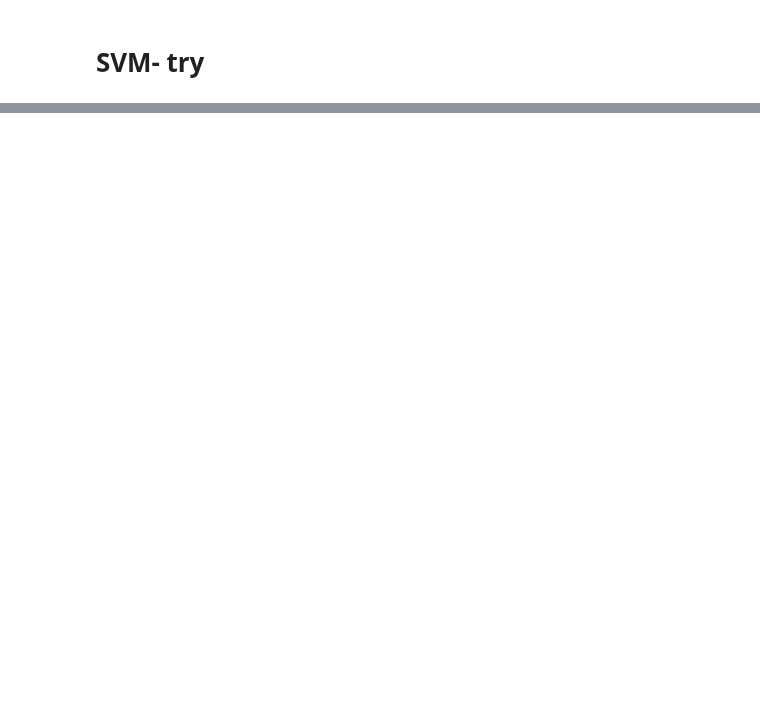
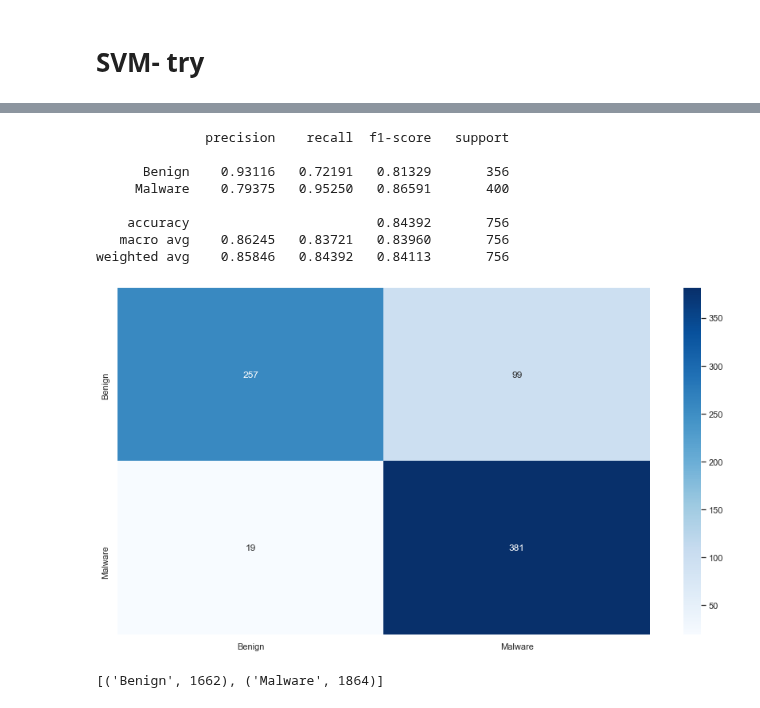
Before and after one commit to chenshtynmetz/CiscoCompetition, a Jupyter notebook: Dataset1.ipynb, the cells around one changed output, grey strips where cells are left out. Cells and saved outputs as stored; diff of their text form; code cells hidden in the pictures; blank space fills up the shorter version.

```diff
--- a/Dataset1.ipynb
+++ b/Dataset1.ipynb
@@ -329,0 +410,30 @@ ValueError: Classification metrics can't handle a mix of binary and continuous t
+# %%
+# We print our results
+sns.set(rc={'figure.figsize':(15,8)})
+prediction = ridge.predict(X_test)
+true_labels = y_test
+lc_matrix = confusion_matrix(true_labels, prediction)
+lc_report = classification_report(true_labels, prediction, digits=5)
+heatmap = sns.heatmap(lc_matrix, annot=True, cmap='Blues', fmt='g',
+                      xticklabels=np.unique(true_labels),
+                      yticklabels=np.unique(true_labels))
+
+# The heatmap is cool but this is the most important result
+print(lc_report)
+# %% [output]
+              precision    recall  f1-score   support
+
+      Benign    0.93116   0.72191   0.81329       356
+     Malware    0.79375   0.95250   0.86591       400
+
+    accuracy                        0.84392       756
+   macro avg    0.86245   0.83721   0.83960       756
+weighted avg    0.85846   0.84392   0.84113       756
+[figure, added]
+# %%
+svc = svm.SVC(gamma = 'auto')
+svc.fit(X_train, y_train)
+# Check data balance and variety
+print(sorted(Counter(y_train).items()))
+# %% [output]
+[('Benign', 1662), ('Malware', 1864)]
```
Also changed, not shown: parts of 20 cells of this notebook.
